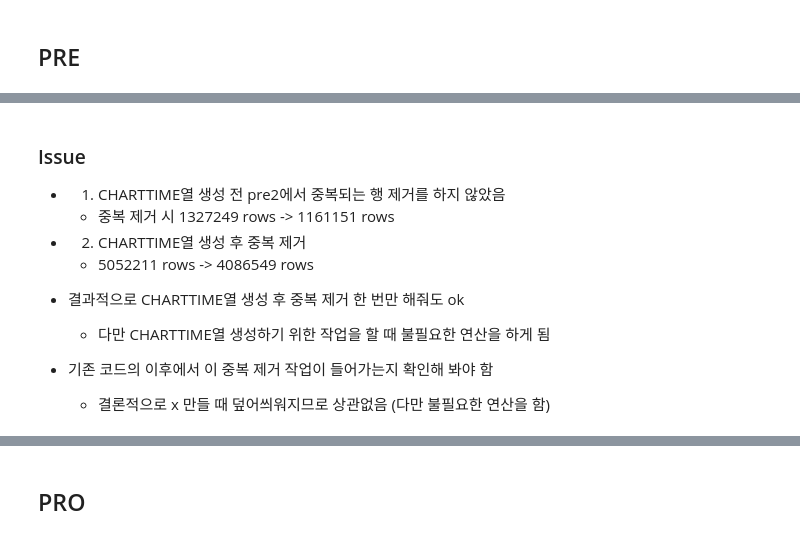
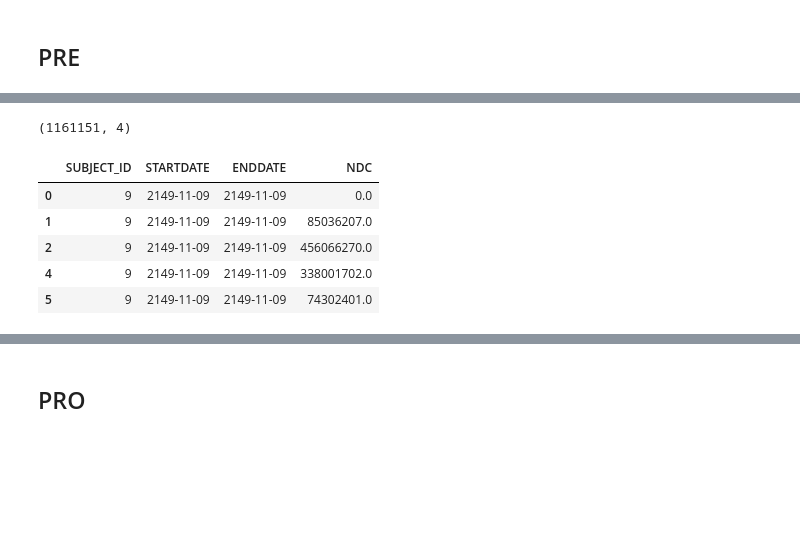
Before and after one commit to GaYounKoh/DSML_re, a Jupyter notebook: [해외논문] Journal of Biomedical Informatics/01 데이터 전처리.ipynb, the cells around one changed output, grey strips where cells are left out. Saved outputs shown, nothing was run; the diff lists cells and outputs as text; code cells hidden in the pictures; blank space fills up the shorter version.

```diff
--- a/[해외논문] Journal of Biomedical Informatics/01 데이터 전처리.ipynb
+++ b/[해외논문] Journal of Biomedical Informatics/01 데이터 전처리.ipynb
@@ -170,17 +177,12 @@ pre2
-# %% [markdown]
-### Issue
-- 1) CHARTTIME열 생성 전 pre2에서 중복되는 행 제거를 하지 않았음
-    - 중복 제거 시 1327249 rows -> 1161151 rows
-
-
-- 2) CHARTTIME열 생성 후 중복 제거
-    - 5052211 rows -> 4086549 rows
-
-
-- 결과적으로 CHARTTIME열 생성 후 중복 제거 한 번만 해줘도 ok
-    - 다만 CHARTTIME열 생성하기 위한 작업을 할 때 불필요한 연산을 하게 됨
-
-
-- 기존 코드의 이후에서 이 중복 제거 작업이 들어가는지 확인해 봐야 함
-    - 결론적으로 x 만들 때 덮어씌워지므로 상관없음 (다만 불필요한 연산을 함)
+# %%
+pre2.shape
+pre2.head()
+# %% [output]
+(1161151, 4)
+|  | SUBJECT_ID | STARTDATE | ENDDATE | NDC |
+| 0 | 9 | 2149-11-09 | 2149-11-09 | 0.0 |
+| 1 | 9 | 2149-11-09 | 2149-11-09 | 85036207.0 |
+| 2 | 9 | 2149-11-09 | 2149-11-09 | 456066270.0 |
+| 4 | 9 | 2149-11-09 | 2149-11-09 | 338001702.0 |
+| 5 | 9 | 2149-11-09 | 2149-11-09 | 74302401.0 |
 # %%
```
Also changed, not shown: parts of 28 cells of this notebook.
